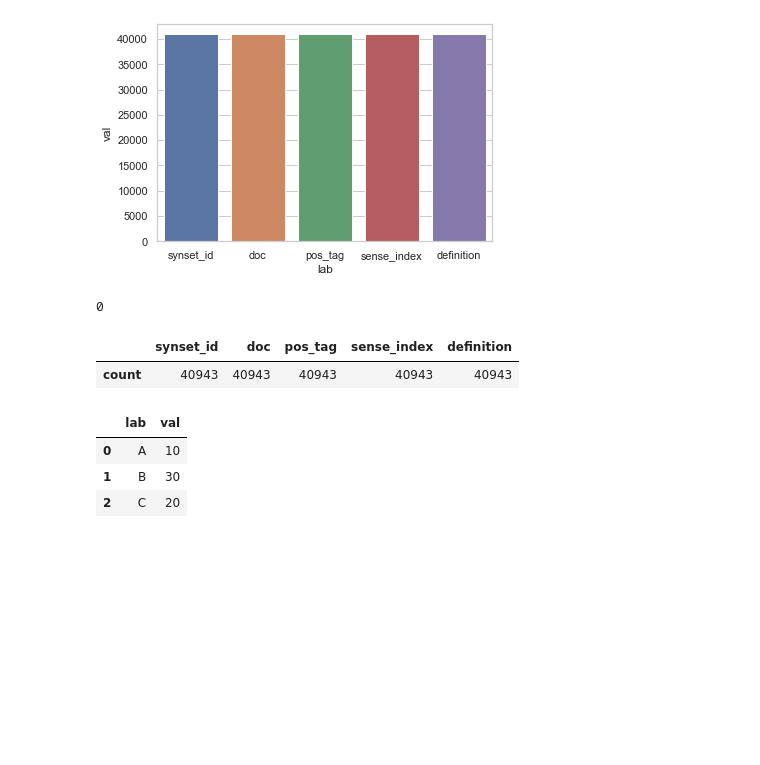
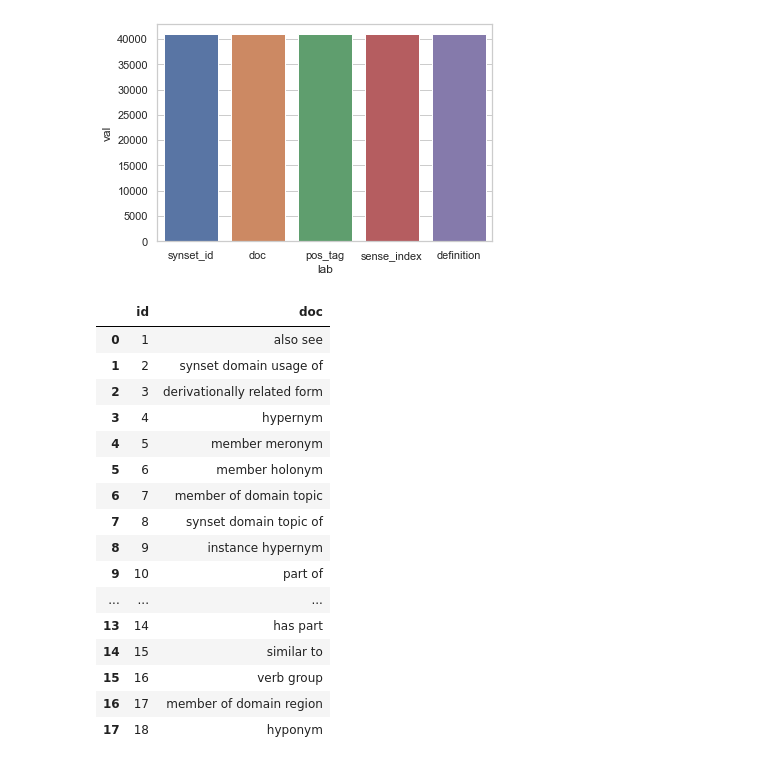
Before and after one commit to xhosaBoy/hyper-neural-tensorfactorisation, a Jupyter notebook: notebooks/WN18.ipynb, the cells around one changed output. Saved outputs shown, nothing was run; the diff lists cells and outputs as text; code cells hidden in the pictures; blank space fills up the shorter version.

```diff
--- a/notebooks/WN18.ipynb
+++ b/notebooks/WN18.ipynb
@@ -130,21 +123,2 @@ ax = sns.barplot(x="lab", y="val", data=df)
 # %% [output]
 [figure]
-# %%
-last = da.index[-1]
-last
-# %% [output]
-0
-# %%
-da = da.rename(index={last: 'count'})
-da
-# %% [output]
-|  | synset_id | doc | pos_tag | sense_index | definition |
-| count | 40943 | 40943 | 40943 | 40943 | 40943 |
-# %%
-df = pd.DataFrame({'lab':['A', 'B', 'C'], 'val':[10, 30, 20]})
-df
-# %% [output]
-|  | lab | val |
-| 0 | A | 10 |
-| 1 | B | 30 |
-| 2 | C | 20 |
@@ -150,0 +127,20 @@ df
+# %%
+df_relation
+# %% [output]
+|  | id | doc |
+| 0 | 1 | also see |
+| 1 | 2 | synset domain usage of |
+| 2 | 3 | derivationally related form |
+| 3 | 4 | hypernym |
+| 4 | 5 | member meronym |
+| 5 | 6 | member holonym |
+| 6 | 7 | member of domain topic |
+| 7 | 8 | synset domain topic of |
+| 8 | 9 | instance hypernym |
+| 9 | 10 | part of |
+| ... | ... | ... |
+| 13 | 14 | has part |
+| 14 | 15 | similar to |
+| 15 | 16 | verb group |
+| 16 | 17 | member of domain region |
+| 17 | 18 | hyponym |
```
Also changed, not shown: parts of 20 cells of this notebook.
